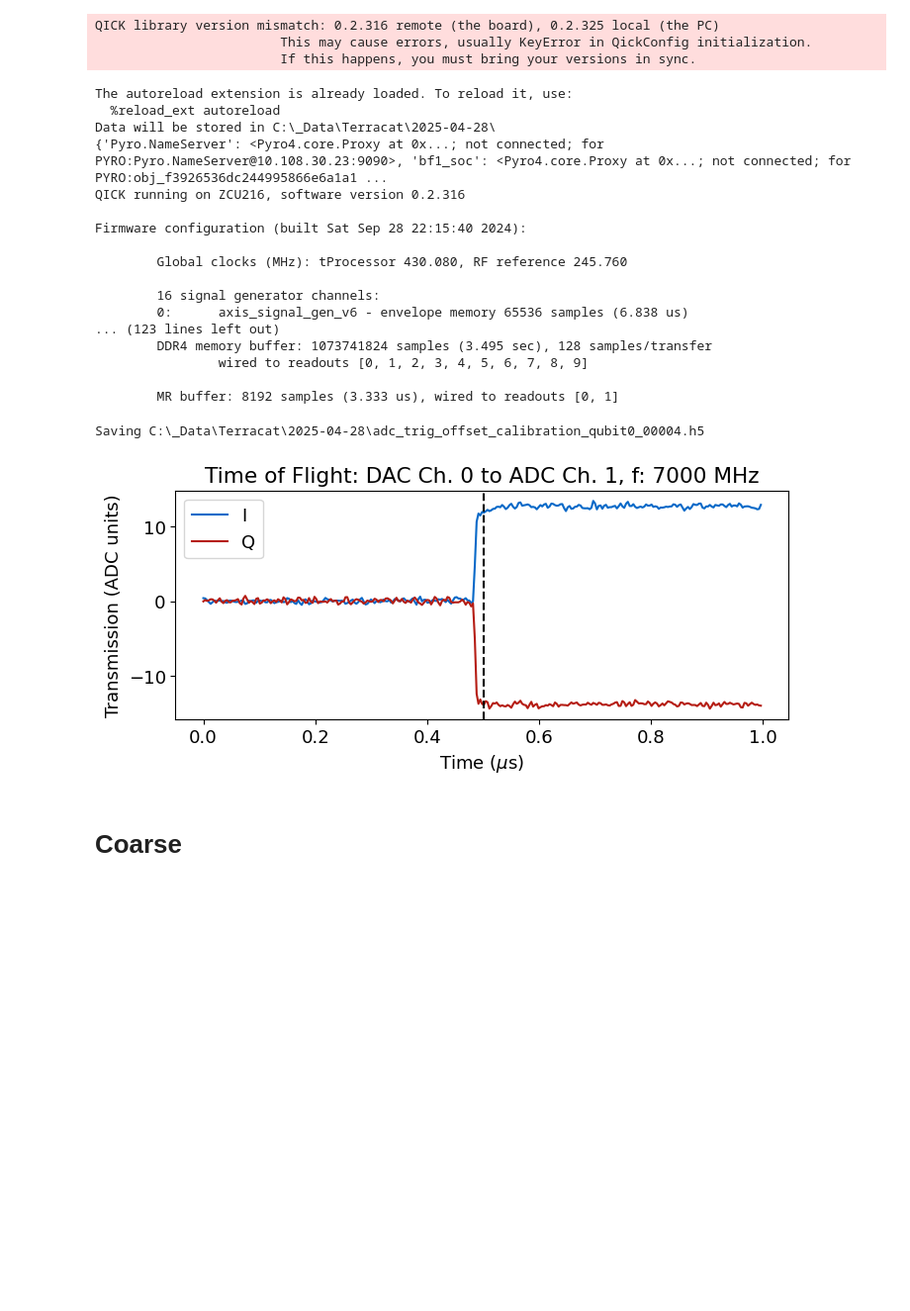
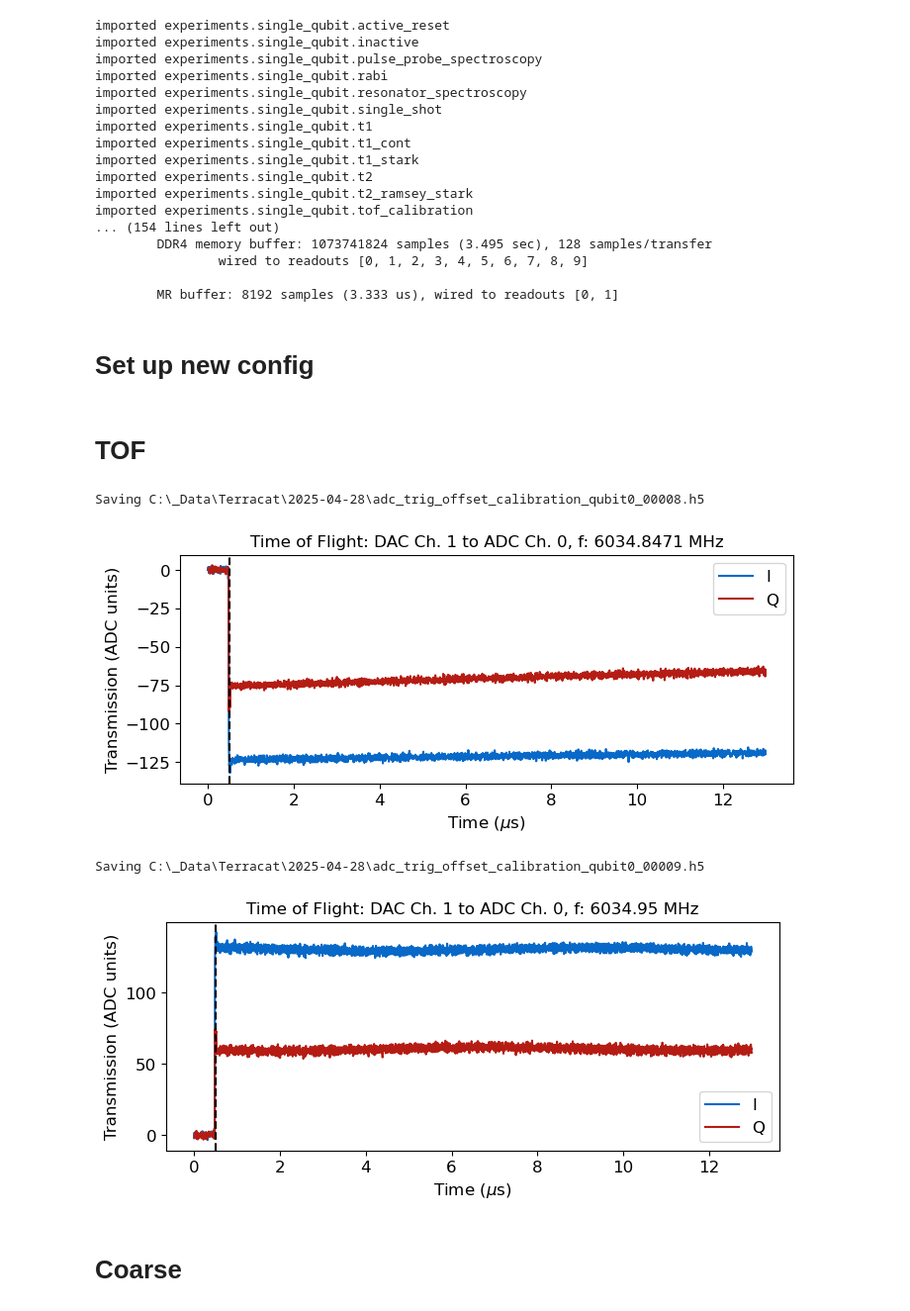
Before and after one commit to eesh-gupta/scresonators, a Jupyter notebook: rfsoc_meas.ipynb, the cells around one changed output. Shown at 99% size. Cells and saved outputs as stored; diff of their text form; code cells hidden in the pictures; blank space fills up the shorter version.

```diff
--- a/rfsoc_meas.ipynb
+++ b/rfsoc_meas.ipynb
@@ -5,21 +7,21 @@ import matplotlib.pyplot as plt
 import seaborn as sns
 from qick import QickConfig
 import sys
+sys.path.append('..\\')
 from scresonators.fit_resonator.ana_resonator import ResonatorFitter
 from scresonators.fit_resonator.ana_resonator import ResonatorData
-#sys.path.append('C:\\_Lib\\python\\qq\\slac_qick_calib')
-sys.path.append('C:\\_Lib\\python\\qq\\')
-
+from scresonators.measurement import vna_measurement
+from scresonators.measurement import vaunix_da
 import slab_qick_calib.config as config
 from slab_qick_calib.exp_handling.instrumentmanager import InstrumentManager
 import slab_qick_calib.experiments as meas
 
+use_atten = True
 %load_ext autoreload
 %autoreload 2
 
 # Configuration
 ip = '10.108.30.23'
-
 expt_path = 'C:\\_Data\\Terracat\\2025-04-28\\'
 cfg_file='Terracat2.yml'
 
@@ -33,6 +35,9 @@ plt.rcParams.update({'font.size': 13})
 
 print('Data will be stored in', expt_path)
 
+if use_atten:
+    attn_id = vaunix_da.get_vaunix_atten(8)
+
 # Results config file
 cfg_path = os.path.join(os.getcwd(), 'configs', cfg_file)
 auto_cfg = config.load(cfg_path)
@@ -42,29 +47,27 @@ im = InstrumentManager(ns_address=ip)
 print(im)
 soc = QickConfig(im[auto_cfg['aliases']['soc']].get_cfg())
 print(soc)
-
 cfg_dict = {'soc': soc, 'expt_path': expt_path, 'cfg_file': cfg_path, 'im': im}
 # %% [output]
-QICK library version mismatch: 0.2.316 remote (the board), 0.2.325 local (the PC)
-                        This may cause errors, usually KeyError in QickConfig initialization.
-                        If this happens, you must bring your versions in sync.
+imported experiments.single_qubit.active_reset
+imported experiments.single_qubit.inactive
+imported experiments.single_qubit.pulse_probe_spectroscopy
+imported experiments.single_qubit.rabi
+imported experiments.single_qubit.resonator_spectroscopy
+imported experiments.single_qubit.single_shot
+imported experiments.single_qubit.t1
+imported experiments.single_qubit.t1_cont
+imported experiments.single_qubit.t1_stark
+imported experiments.single_qubit.t2
+imported experiments.single_qubit.t2_ramsey_stark
+imported experiments.single_qubit.tof_calibration
+... (154 lines left out)
+        DDR4 memory buffer: 1073741824 samples (3.495 sec), 128 samples/transfer
+                wired to readouts [0, 1, 2, 3, 4, 5, 6, 7, 8, 9]
+
+        MR buffer: 8192 samples (3.333 us), wired to readouts [0, 1]
-The autoreload extension is already loaded. To reload it, use:
-  %reload_ext autoreload
-Data will be stored in C:\_Data\Terracat\2025-04-28\
-{'Pyro.NameServer': <Pyro4.core.Proxy at 0x...; not connected; for PYRO:Pyro.NameServer@10.108.30.23:9090>, 'bf1_soc': <Pyro4.core.Proxy at 0x...; not connected; for PYRO:obj_f3926536dc244995866e6a1a1 ...
-QICK running on ZCU216, software version 0.2.316
-
-Firmware configuration (built Sat Sep 28 22:15:40 2024):
-
-        Global clocks (MHz): tProcessor 430.080, RF reference 245.760
-
-        16 signal generator channels:
-        0:      axis_signal_gen_v6 - envelope memory 65536 samples (6.838 us)
-... (123 lines left out)
-        DDR4 memory buffer: 1073741824 samples (3.495 sec), 128 samples/transfer
-                wired to readouts [0, 1, 2, 3, 4, 5, 6, 7, 8, 9]
-
-        MR buffer: 8192 samples (3.333 us), wired to readouts [0, 1]
+# %% [markdown]
+# Set up new config
 # %%
 import os
 import slab_qick_calib.config as config
@@ -81,15 +84,20 @@ if new_config or new_folder:
 
     if not os.path.exists(expt_path):
         os.makedirs(expt_path)
+# %% [markdown]
+# TOF
 # %%
 qubit_list = [0]
 for qi in qubit_list:
-        tof=meas.ToFCalibrationExperiment(cfg_dict=cfg_dict, qi=qi, params={'frequency':7000})
-        #tof=meas.ToFCalibrationExperiment(cfg_dict=cfg_dict, qi=qi,params={'readout_length':13})#,params={'frequency':fi})
+        #tof=meas.ToFCalibrationExperiment(cfg_dict=cfg_dict, qi=qi)
+        tof=meas.ToFCalibrationExperiment(cfg_dict=cfg_dict, qi=qi,params={'readout_length':13})#,params={'frequency':fi})
+        tof=meas.ToFCalibrationExperiment(cfg_dict=cfg_dict, qi=qi,params={'readout_length':13,'frequency':6034.95})
         # use this to set trig_offset in config file
 # %% [output]
-Saving C:\_Data\Terracat\2025-04-28\adc_trig_offset_calibration_qubit0_00004.h5
+Saving C:\_Data\Terracat\2025-04-28\adc_trig_offset_calibration_qubit0_00008.h5
-[figure, old version]
+[figure, new version]
+Saving C:\_Data\Terracat\2025-04-28\adc_trig_offset_calibration_qubit0_00009.h5
+[figure, added]
 # %% [markdown]
 # Coarse
 # %%
```
Also changed, not shown: parts of 24 cells of this notebook, 3 other files.
